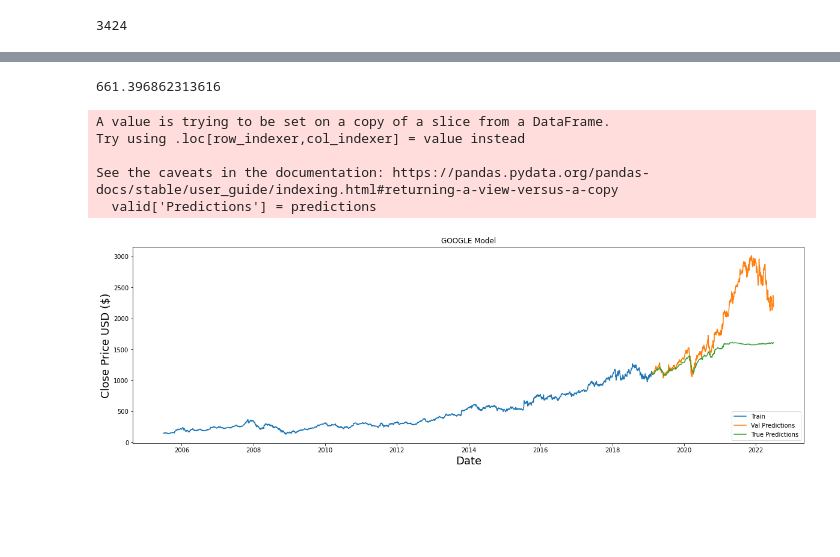
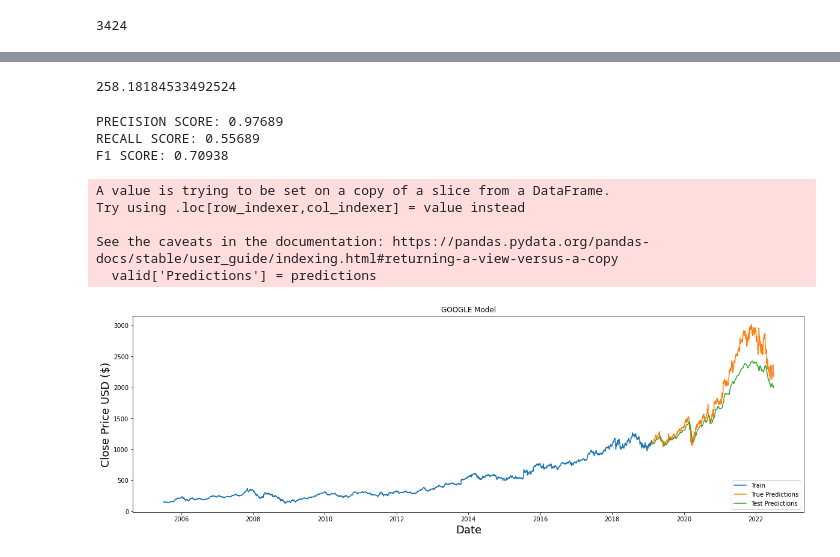
Before and after one commit to JeremyCoronia/csc721m-mco4, a Jupyter notebook: [CSC721M] CORONIA_MC04.ipynb, the cells around one changed output, grey strips where cells are left out. Cells and saved outputs as stored; diff of their text form; code cells hidden in the pictures; blank space fills up the shorter version.

Commit message:
Added the figures in experimentations

```diff
--- a/[CSC721M] CORONIA_MC04.ipynb
+++ b/[CSC721M] CORONIA_MC04.ipynb
@@ -168,10 +23,0 @@ fig.tight_layout()
-# %%
-plt.figure(figsize=(15, 10))
-
-for i, cpn in enumerate(companies, 1):
-    plt.subplot(2, 2, i)
-    cpn['Daily Return'].hist(bins=50)
-    plt.ylabel('Daily Return')
-    plt.title(f'{company_names[i - 1]}')
-
-plt.tight_layout()
@@ -249,10 +163,13 @@ DROPOUT_UNIT = 0.2
 def LSTM_Exp():
     model = Sequential()
 
-    model.add(LSTM(units = 128, return_sequences=True, input_shape = (x_train.shape[1], 1)))
+    model.add(LSTM(units = 128, return_sequences = True, input_shape = (x_train.shape[1], 1)))
     model.add(Dropout(DROPOUT_UNIT))
 
     model.add(LSTM(units = 64, return_sequences= True))
+    model.add(Dropout(DROPOUT_UNIT))
+
+    model.add(LSTM(units= 64, return_sequences= True))
     model.add(Dropout(DROPOUT_UNIT))
 
     model.add(LSTM(units= 64, return_sequences= True))
@@ -270,5 +187,5 @@ def LSTM_Exp():
 # %%
 model = LSTM_Exp()
 model.summary()
-model.compile(optimizer='adam', loss='mean_squared_error')
+model.compile(optimizer='adam', loss='mean_squared_error', metrics=['accuracy'])
 # %% [output]
@@ -294,7 +234,7 @@ _________________________________________________________________
 #                                verbose = 2,
 #                                save_best_only = True)
 EPOCHS = 50
-BATCH_SIZE = 32
+BATCH_SIZE = 64
 
 model.fit(x_train, y_train, epochs=EPOCHS, batch_size=BATCH_SIZE)
 # %% [output]
@@ -330,10 +270,19 @@ x_test = np.reshape(x_test, (x_test.shape[0], x_test.shape[1], 1))
 predictions = model.predict(x_test)
 predictions = scaler.inverse_transform(predictions)
 
+new_ytest = scaler.inverse_transform(y_test)
+
 rmse = np.sqrt(np.mean(((predictions - y_test) ** 2)))
+
 rmse
 # %% [output]
-661.396862313616
+258.18184533492524
+# %%
+f1, precision, recall = f1_score(predictions, new_ytest)
+# %% [output]
+PRECISION SCORE: 0.97689
+RECALL SCORE: 0.55689
+F1 SCORE: 0.70938
 # %%
 # Plot the data
 train = data[:train_size]
@@ -348,15 +297,15 @@ See the caveats in the documentation: https://pandas.pydata.org/pandas-docs/stab
 # %%
 plt.figure(figsize=(20,6))
 plt.title('GOOGLE Model')
 plt.xlabel('Date', fontsize=18)
 plt.ylabel('Close Price USD ($)', fontsize=18)
 
 plt.plot(train['Close'])
 plt.plot(valid[['Close', 'Predictions']])
-plt.legend(['Train', 'Val Predictions', 'True Predictions'], loc='lower right')
+plt.legend(['Train', 'True Predictions', 'Test Predictions'], loc='lower right')
 plt.show()
 # %% [output]
-[figure, old version]
+[figure, new version]
 # %%
 print(len(train))
 print(len(valid))
```
Also changed, not shown: parts of 27 cells of this notebook, 23 other files.
